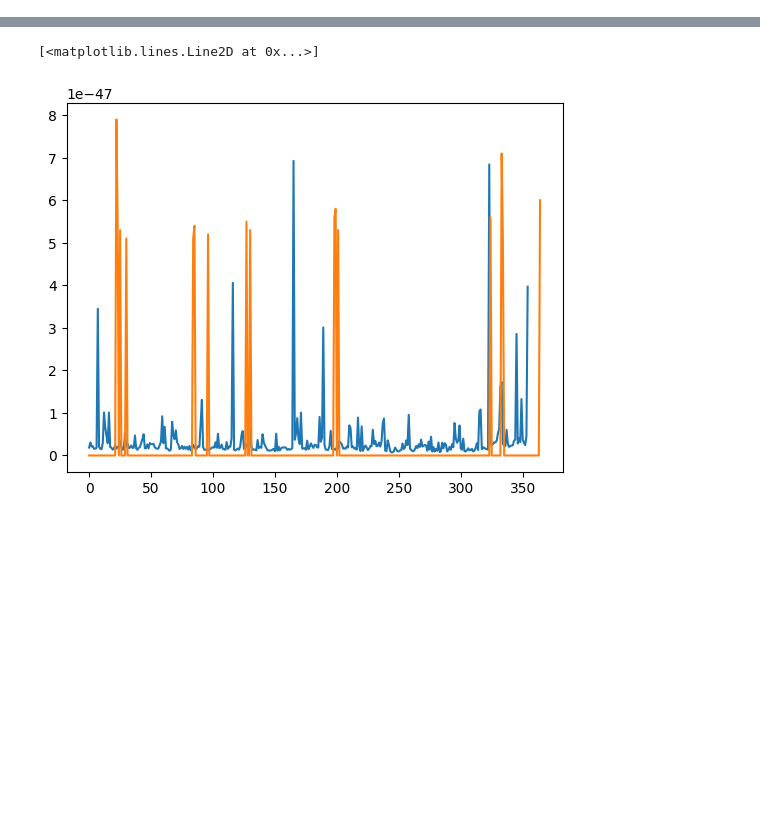
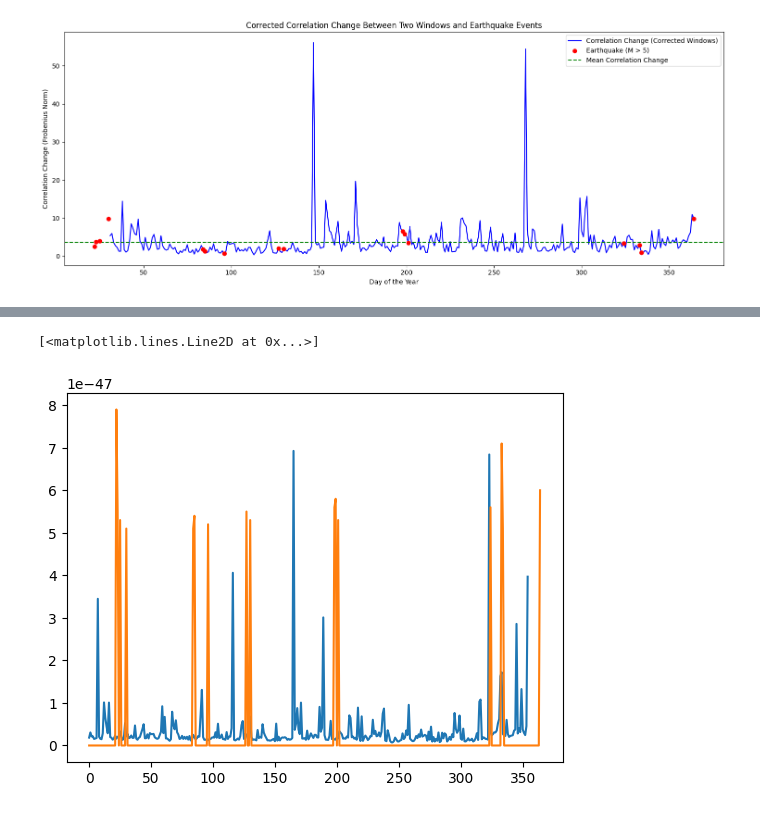
Before and after one commit to lhhhappy/Earthquake_predictor, a Jupyter notebook: reference_project/RSIT/RSIT.ipynb, the cells around one changed output, grey strips where cells are left out. Saved outputs shown, nothing was run; the diff lists cells and outputs as text; code cells hidden in the pictures; blank space fills up the shorter version.

```diff
--- a/reference_project/RSIT/RSIT.ipynb
+++ b/reference_project/RSIT/RSIT.ipynb
@@ -8,0 +90,39 @@ print(earthquake_data.shape)
+# %%
+correlation_indicators = []
+data = GNSS_data.T
+earthquake_days = np.where(earthquake_magnitudes > 5)[0]  # Days with large earthquakes
+
+long_window_size = 31
+short_window_size = 30
+
+correlation_changes_corrected = []
+
+# Loop through each day, starting from the 18th day (index 17)
+for t in range(long_window_size, 365):
+    # Define two corrected overlapping windows
+    window_A_data = data[:, t - long_window_size:t]  # t-18 to t-4
+    window_B_data = data[:, t - short_window_size:t]  # t-14 to t
+
+    # Calculate correlation matrices for the two windows
+    corr_A = np.abs(np.corrcoef(window_A_data))
+    corr_B = np.abs(np.corrcoef(window_B_data))
+
+    # Compute the difference between the two correlation matrices (Frobenius norm)
+    correlation_diff = np.sum(np.abs(corr_A - corr_B))
+    correlation_changes_corrected.append(correlation_diff)
+
+# Plot the corrected correlation changes and earthquake events
+plt.figure(figsize=(15, 6))
+plt.plot(range(long_window_size, 365), correlation_changes_corrected, label='Correlation Change (Corrected Windows)', color='blue')
+plt.scatter(earthquake_days,
+            [correlation_changes_corrected[day - long_window_size] for day in earthquake_days],
+            color='red', label='Earthquake (M > 5)', zorder=5)
+plt.axhline(np.mean(correlation_changes_corrected), color='green', linestyle='--', label='Mean Correlation Change')
+plt.xlabel('Day of the Year')
+plt.ylabel('Correlation Change (Frobenius Norm)')
+plt.title('Corrected Correlation Change Between Two Windows and Earthquake Events')
+plt.legend()
+plt.tight_layout()
+plt.show()
+# %% [output]
+[figure, added]
```
Also changed, not shown: parts of 10 cells of this notebook, 1 other file.
